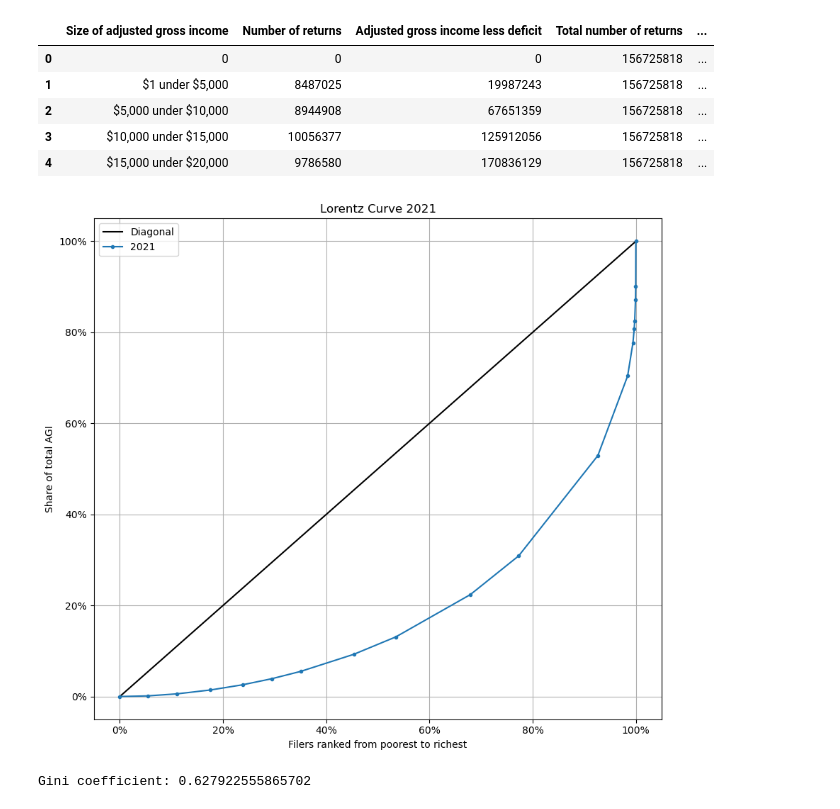
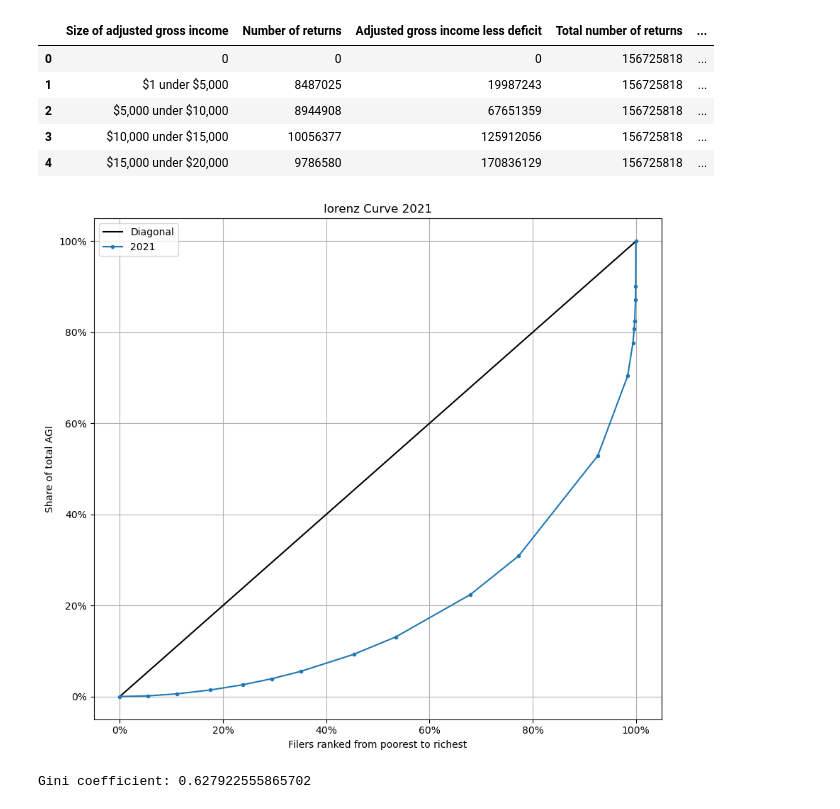
Before and after one commit to johanoelgaard/ECON230B, a Jupyter notebook: Assignment 1/Assignment I.ipynb, the cells around one changed output. Drawn from its saved outputs; the diff is of its cells as text; code cells hidden in the pictures.

Commit message:
realised that I had misspelled lorenz in all the files and names

```diff
--- a/Assignment 1/Assignment I.ipynb
+++ b/Assignment 1/Assignment I.ipynb
@@ -52,9 +52,9 @@ data21 = clean_data(data_raw21, print_head=True)
 | 3 | $10,000 under $15,000 | 10056377 | 125912056 | 156725818 | ... |
 | 4 | $15,000 under $20,000 | 9786580 | 170836129 | 156725818 | ... |
 # %%
-plot_lorentz_curve(data21,save='lorentz_curve1a.png',title='Lorentz Curve 2021',data_label='2021')
+plot_lorenz_curve(data21,save='lorenz_curve1a.png',title='lorenz Curve 2021',data_label='2021')
 # %% [output]
-[figure, old version]
+[figure, new version]
 # %%
 gini21 = gini_coefficient(data21, print_gini=True)
 # %% [output]
```
Also changed, not shown: parts of 4 cells of this notebook, 11 other files.
